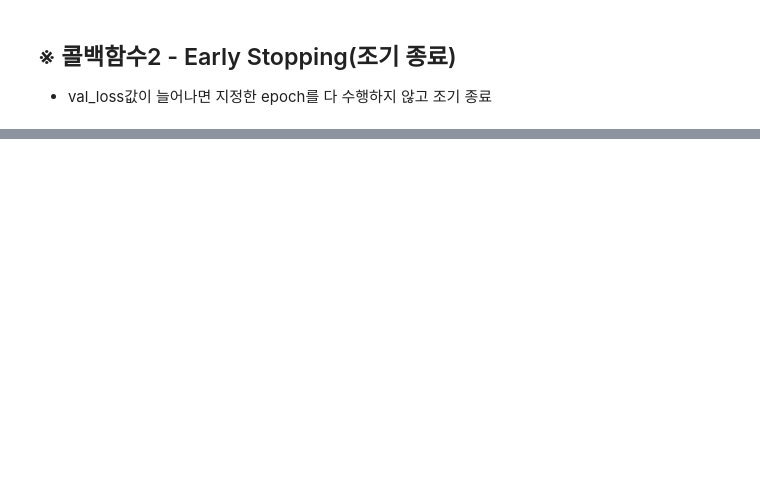
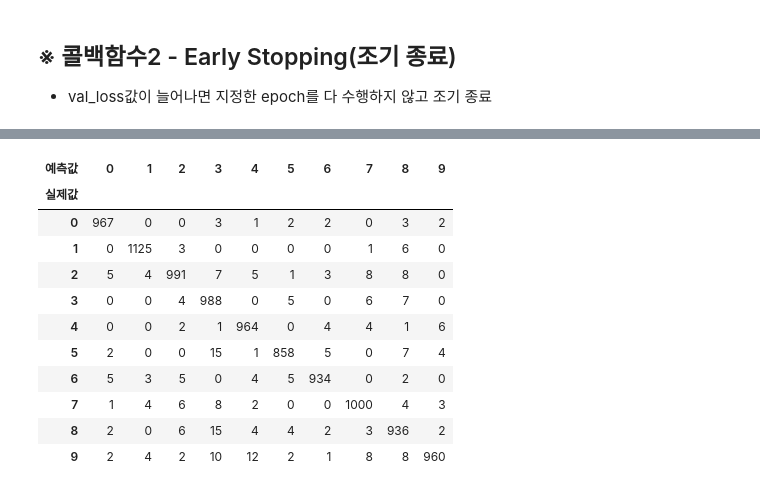
Before and after one commit to sehyeon24/ai, a Jupyter notebook: source/08_DeepLearning/08_DNN(딥러닝-딥뉴럴네트워크)_MNIST(손글씨데이터).ipynb, the cells around one changed output, grey strips where cells are left out. Drawn from its saved outputs; the diff is of its cells as text; code cells hidden in the pictures; blank space fills up the shorter version.

```diff
--- a/source/08_DeepLearning/08_DNN(딥러닝-딥뉴럴네트워크)_MNIST(손글씨데이터).ipynb
+++ b/source/08_DeepLearning/08_DNN(딥러닝-딥뉴럴네트워크)_MNIST(손글씨데이터).ipynb
@@ -432,0 +695,22 @@ Epoch 90/1200
+# %%
+# 1. 데이터셋 준비하기
+(X_train, Y_train), (X_test,Y_test) = mnist.load_data()
+
+# 훈련셋(6만개)에서 훈련셋(5만개)와 검증셋(만개)을 분리
+X_val = X_train[50000:]
+Y_val = Y_train[50000:]
+X_train = X_train[:50000]
+Y_train = Y_train[:50000]
+
+# 독립변수 전처리 : (50000, 28, 28) -> (50000, 784) -> 실수형변환 -> 스케일조정(255.0으로 나눠)
+X_train=X_train.reshape(50000, 784).astype('float32')/255.0
+X_val=X_val.reshape(-1, 784).astype('float32')/255.0
+X_test=X_test.reshape(-1, 784).astype('float32')/255.0
+
+# 원핫인코딩
+Y_train = to_categorical(Y_train, 10)
+Y_val = to_categorical(Y_val)
+Y_test = to_categorical(Y_test)
+
+# 2. 모델 구성
+model = load_model('model/mnist.h5')
@@ -432,0 +721,3 @@ Epoch 90/1200
+# %%
+Y_hat = model.predict(X_test).argmax(axis=1)
+Y_hat
@@ -432,0 +727,18 @@ Epoch 90/1200
+# %%
+ctab = pd.crosstab(Y_test.argmax(axis=1), Y_hat)
+ctab.index.name = '실제값'
+ctab.columns.name = '예측값'
+ctab
+# %% [output]
+| 예측값 | 0 | 1 | 2 | 3 | 4 | 5 | 6 | 7 | 8 | 9 |
+| 실제값 |  |  |  |  |  |  |  |  |  |  |
+| 0 | 967 | 0 | 0 | 3 | 1 | 2 | 2 | 0 | 3 | 2 |
+| 1 | 0 | 1125 | 3 | 0 | 0 | 0 | 0 | 1 | 6 | 0 |
+| 2 | 5 | 4 | 991 | 7 | 5 | 1 | 3 | 8 | 8 | 0 |
+| 3 | 0 | 0 | 4 | 988 | 0 | 5 | 0 | 6 | 7 | 0 |
+| 4 | 0 | 0 | 2 | 1 | 964 | 0 | 4 | 4 | 1 | 6 |
+| 5 | 2 | 0 | 0 | 15 | 1 | 858 | 5 | 0 | 7 | 4 |
+| 6 | 5 | 3 | 5 | 0 | 4 | 5 | 934 | 0 | 2 | 0 |
+| 7 | 1 | 4 | 6 | 8 | 2 | 0 | 0 | 1000 | 4 | 3 |
+| 8 | 2 | 0 | 6 | 15 | 4 | 4 | 2 | 3 | 936 | 2 |
+| 9 | 2 | 4 | 2 | 10 | 12 | 2 | 1 | 8 | 8 | 960 |
```
Also changed, not shown: parts of 33 cells of this notebook, 8 other files.
